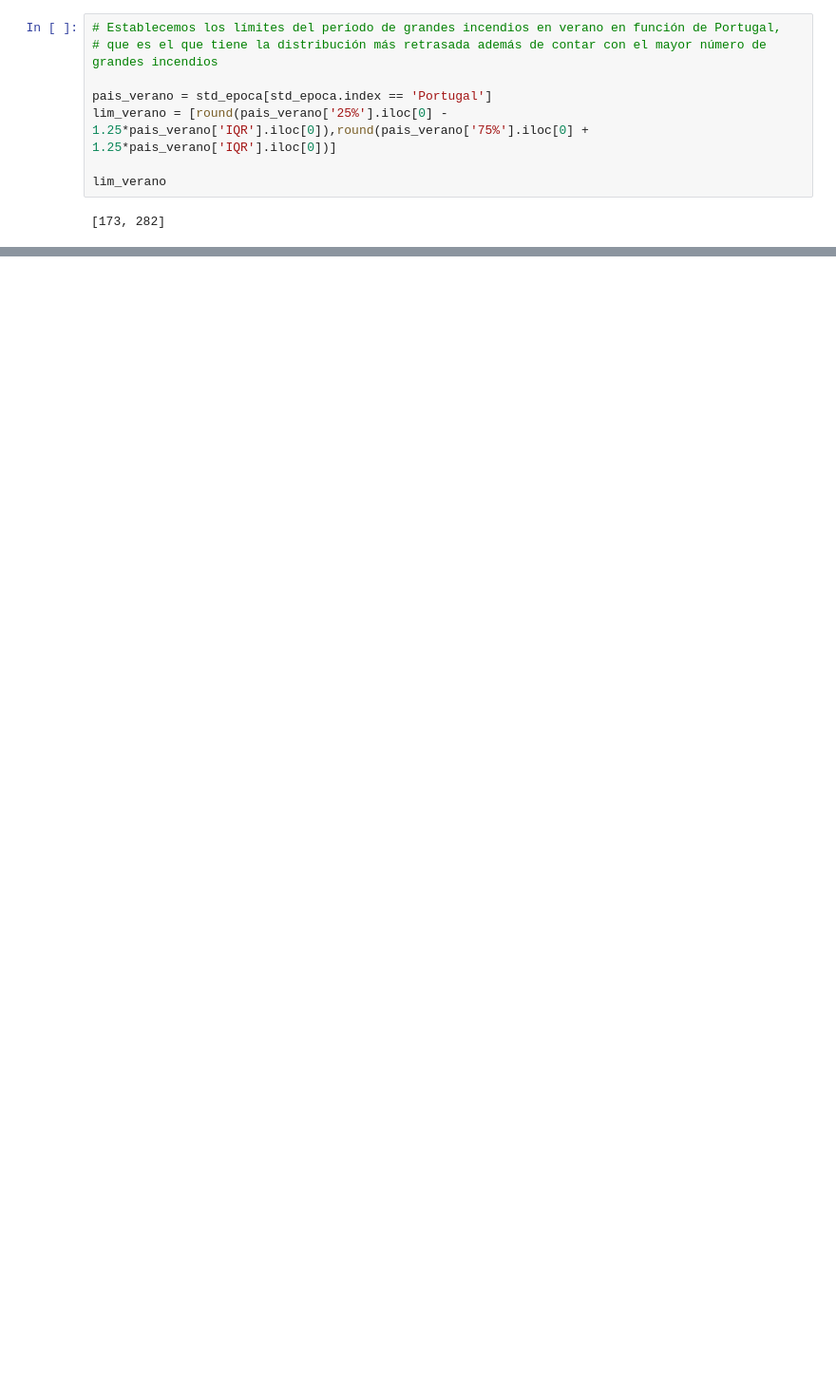
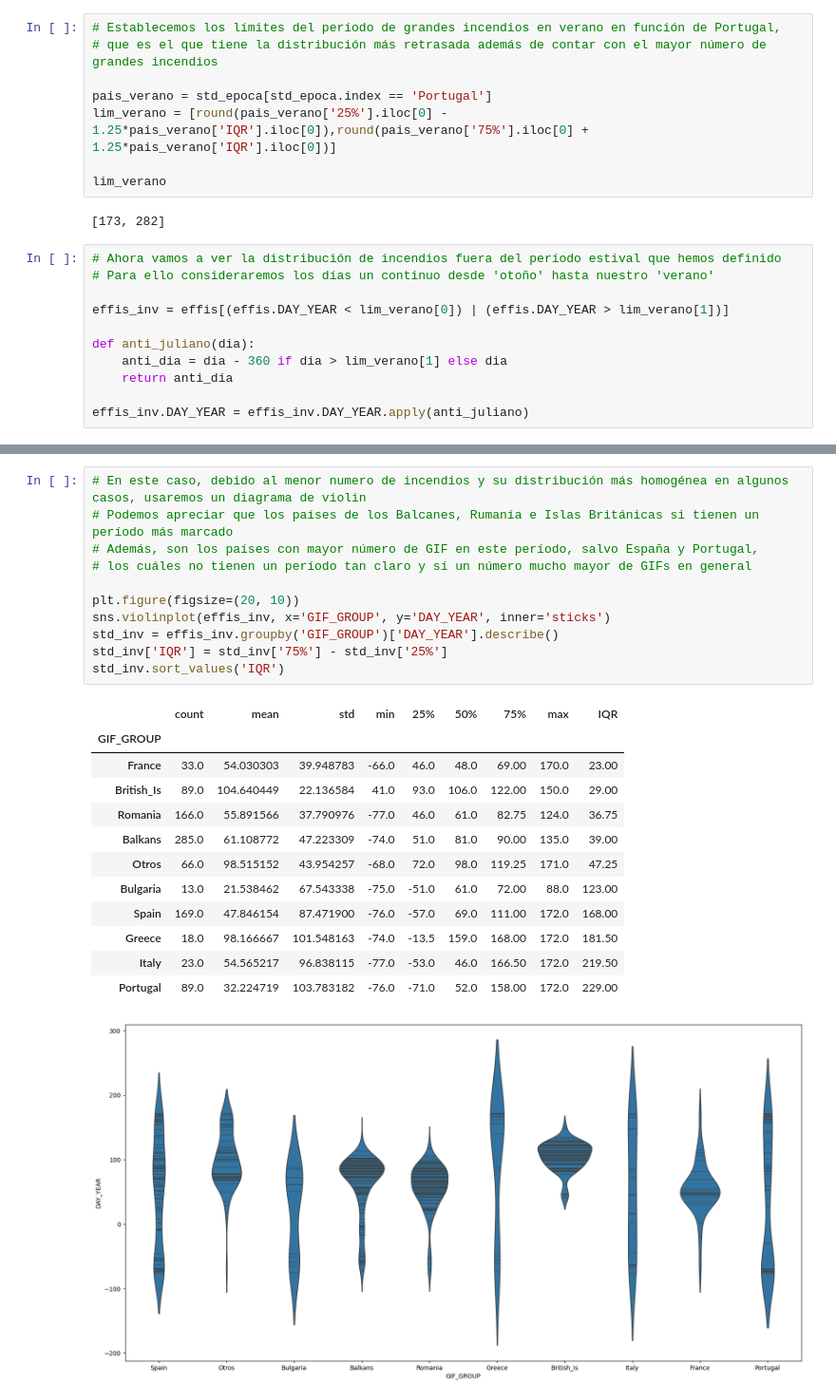
Before and after one commit to vrieraj/EDA_EFFIS, a Jupyter notebook: EDA_EFFIS.ipynb, the cells around one changed output, grey strips where cells are left out. Shown at 95% size. Drawn from its saved outputs; the diff is of its cells as text; blank space fills up the shorter version.

```diff
--- a/EDA_EFFIS.ipynb
+++ b/EDA_EFFIS.ipynb
@@ -435,3 +440,14 @@ lim_verano = [round(pais_verano['25%'].iloc[0] - 1.25*pais_verano['IQR'].iloc[0]
 lim_verano
 # %% [output]
 [173, 282]
+# %%
+# Ahora vamos a ver la distribución de incendios fuera del período estival que hemos definido
+# Para ello consideraremos los días un continuo desde 'otoño' hasta nuestro 'verano'
+
+effis_inv = effis[(effis.DAY_YEAR < lim_verano[0]) | (effis.DAY_YEAR > lim_verano[1])]
+
+def anti_juliano(dia):
+    anti_dia = dia - 360 if dia > lim_verano[1] else dia
+    return anti_dia
+
+effis_inv.DAY_YEAR = effis_inv.DAY_YEAR.apply(anti_juliano)
@@ -437,0 +460,25 @@ lim_verano
+# %%
+# En este caso, debido al menor numero de incendios y su distribución más homogénea en algunos casos, usaremos un diagrama de violin
+# Podemos apreciar que los países de los Balcanes, Rumanía e Islas Británicas si tienen un período más marcado
+# Además, son los países con mayor número de GIF en este período, salvo España y Portugal,
+# los cuáles no tienen un período tan claro y sí un número mucho mayor de GIFs en general
+
+plt.figure(figsize=(20, 10))
+sns.violinplot(effis_inv, x='GIF_GROUP', y='DAY_YEAR', inner='sticks')
+std_inv = effis_inv.groupby('GIF_GROUP')['DAY_YEAR'].describe()
+std_inv['IQR'] = std_inv['75%'] - std_inv['25%']
+std_inv.sort_values('IQR')
+# %% [output]
+|  | count | mean | std | min | 25% | 50% | 75% | max | IQR |
+| GIF_GROUP |  |  |  |  |  |  |  |  |  |
+| France | 33.0 | 54.030303 | 39.948783 | -66.0 | 46.0 | 48.0 | 69.00 | 170.0 | 23.00 |
+| British_Is | 89.0 | 104.640449 | 22.136584 | 41.0 | 93.0 | 106.0 | 122.00 | 150.0 | 29.00 |
+| Romania | 166.0 | 55.891566 | 37.790976 | -77.0 | 46.0 | 61.0 | 82.75 | 124.0 | 36.75 |
+| Balkans | 285.0 | 61.108772 | 47.223309 | -74.0 | 51.0 | 81.0 | 90.00 | 135.0 | 39.00 |
+| Otros | 66.0 | 98.515152 | 43.954257 | -68.0 | 72.0 | 98.0 | 119.25 | 171.0 | 47.25 |
+| Bulgaria | 13.0 | 21.538462 | 67.543338 | -75.0 | -51.0 | 61.0 | 72.00 | 88.0 | 123.00 |
+| Spain | 169.0 | 47.846154 | 87.471900 | -76.0 | -57.0 | 69.0 | 111.00 | 172.0 | 168.00 |
+| Greece | 18.0 | 98.166667 | 101.548163 | -74.0 | -13.5 | 159.0 | 168.00 | 172.0 | 181.50 |
+| Italy | 23.0 | 54.565217 | 96.838115 | -77.0 | -53.0 | 46.0 | 166.50 | 172.0 | 219.50 |
+| Portugal | 89.0 | 32.224719 | 103.783182 | -76.0 | -71.0 | 52.0 | 158.00 | 172.0 | 229.00 |
+[figure, added]
```
Also changed, not shown: parts of 15 cells of this notebook.
